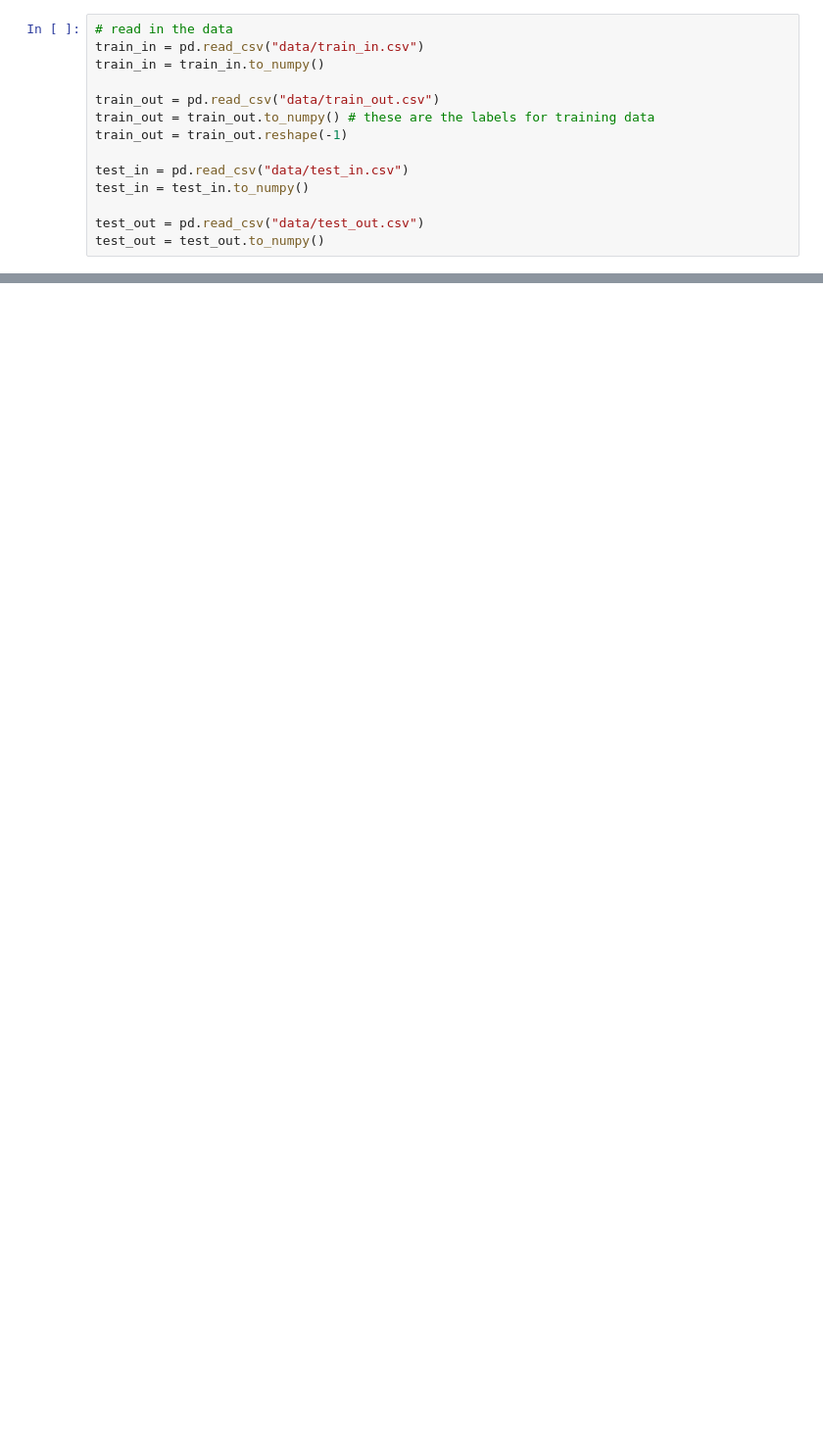
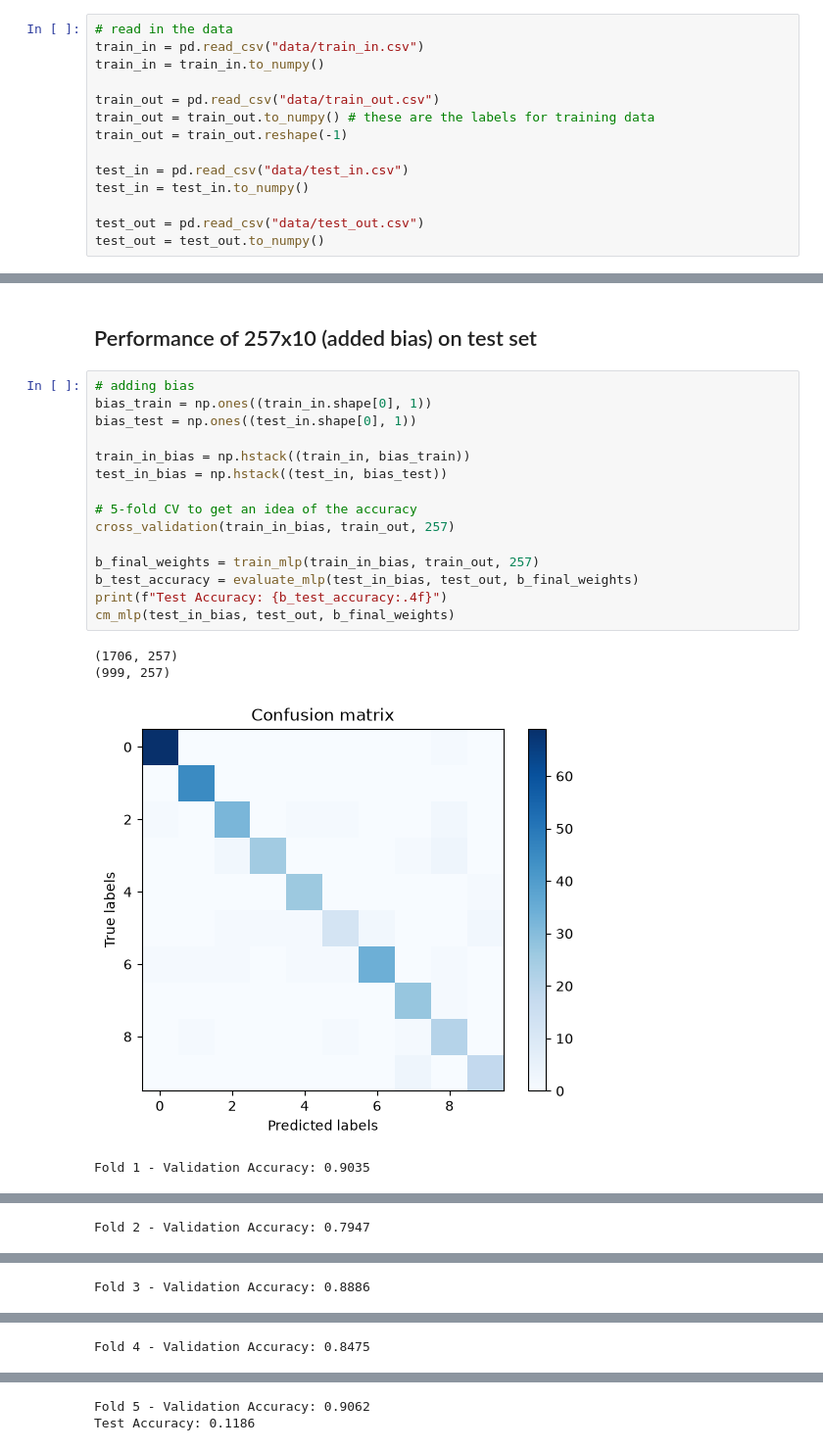
Before and after one commit to kae-vm/learning-deeply, a Jupyter notebook: Assignment_0/Task_2.ipynb, the cells around one changed output, grey strips where cells are left out. Shown at 98% size. Drawn from its saved outputs; the diff is of its cells as text; blank space fills up the shorter version.

```diff
--- a/Assignment_0/Task_2.ipynb
+++ b/Assignment_0/Task_2.ipynb
@@ -52,0 +114,22 @@ print(accuracy)
+# %% [markdown]
+## Performance of 257x10 (added bias) on test set
+# %%
+# adding bias
+bias_train = np.ones((train_in.shape[0], 1))
+bias_test = np.ones((test_in.shape[0], 1))
+
+train_in_bias = np.hstack((train_in, bias_train))
+test_in_bias = np.hstack((test_in, bias_test))
+
+# 5-fold CV to get an idea of the accuracy
+cross_validation(train_in_bias, train_out, 257)
+
+b_final_weights = train_mlp(train_in_bias, train_out, 257)
+b_test_accuracy = evaluate_mlp(test_in_bias, test_out, b_final_weights)
+print(f"Test Accuracy: {b_test_accuracy:.4f}")
+cm_mlp(test_in_bias, test_out, b_final_weights)
+# %% [output]
+(1706, 257)
+(999, 257)
+[figure, added]
+Fold 1 - Validation Accuracy: 0.9035
@@ -52,0 +137 @@ print(accuracy)
+Fold 2 - Validation Accuracy: 0.7947
@@ -52,0 +139 @@ print(accuracy)
+Fold 3 - Validation Accuracy: 0.8886
@@ -52,0 +141 @@ print(accuracy)
+Fold 4 - Validation Accuracy: 0.8475
@@ -52,0 +143,2 @@ print(accuracy)
+Fold 5 - Validation Accuracy: 0.9062
+Test Accuracy: 0.1186
```
Also changed, not shown: parts of 11 cells of this notebook.
